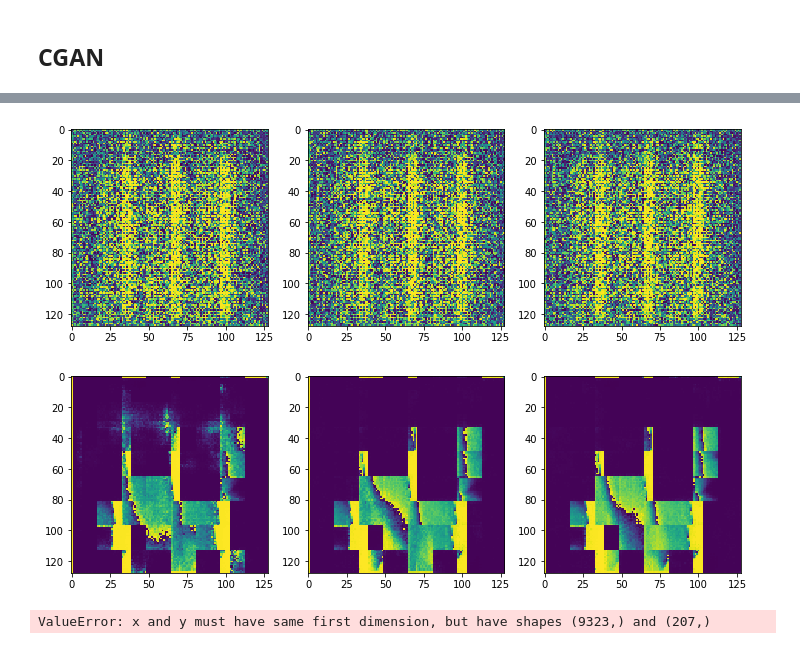
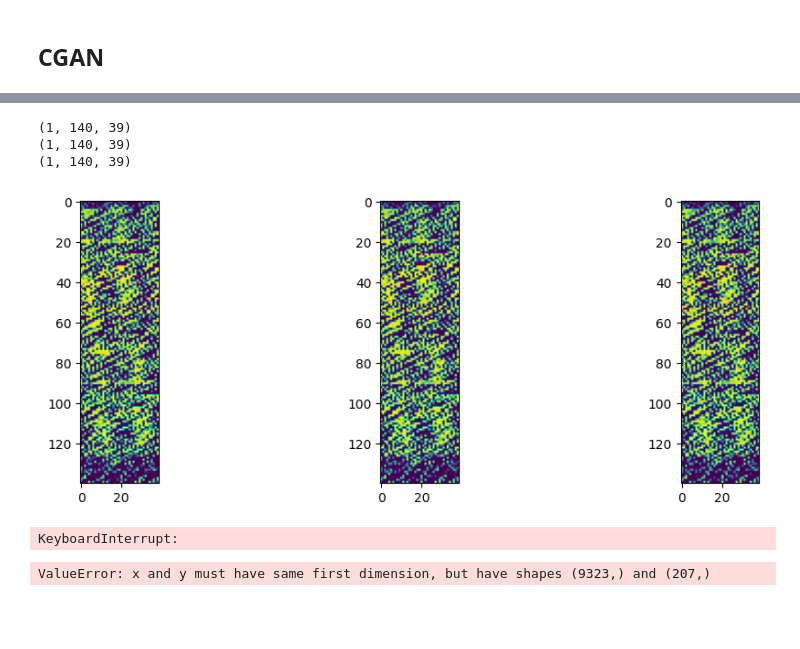
Before and after one commit to JoeyShapiro/blast-furnace-cgan, a Jupyter notebook: cgan.ipynb, the cells around one changed output, grey strips where cells are left out. Cells and saved outputs as stored; diff of their text form; code cells hidden in the pictures; blank space fills up the shorter version.

```diff
--- a/cgan.ipynb
+++ b/cgan.ipynb
@@ -175,8 +195,20 @@ features: {datum[1]}
 # convert data to image plot
 # TODO first pixel is bad
 img = np.array(datum[0])
-img = img.reshape(128, 39)
+img = img.reshape(-1, 128, 128)
+img = Image.fromarray((img * 255).astype(np.uint8)[0])
 plt.imshow(img)
+# img2 = np.array(datum[0])
+# img2 = img2[:-16].reshape(140, 39)
+# plt.imshow(img2)
+
+# downscale to 74x74
+img = F.interpolate(torch.Tensor(img).unsqueeze(0), size=(74, 74), mode='nearest').squeeze(0).reshape(-1).numpy()
+# remove the padding
+img = img[:-16].reshape(-1, 140, 39)
+print(img.shape)
+img = Image.fromarray((img * 255).astype(np.uint8)[0])
+# plt.imshow(img)
 
 # convert features to dataframe
 # TODO not correct, but ai guessed the labels, so its funny
@@ -390,8 +407,9 @@ def training_loop(N_Epochs, G_model, D_model, D_loss_fn, G_opt, D_opt, checkpoin
                 # print(f"skipping batch of size {xb.shape[0]}")
                 continue
 
-            xb = xb.reshape(batch_size, 128, width)
-            xb = F.pad(xb, (0, 128-width, 0, 0), value=-1) # TODO set to min
+            # xb = xb.reshape(batch_size, 128, width)
+            # xb = F.pad(xb, (0, 128-width, 0, 0), value=-1) # TODO set to min
+            xb = xb.reshape(batch_size, 128, 128)
             xb = torch.unsqueeze(xb, dim=1)
             # pad the image to 140x140
             # convert nb [batch, 384] to [batch, -1, 32, channels]
@@ -408,9 +426,7 @@ def training_loop(N_Epochs, G_model, D_model, D_loss_fn, G_opt, D_opt, checkpoin
             for _ in range(5):
                 noise = torch.cat( (random_G_batch_vector_input(), yb) , dim=1)
                 fake = G_model( noise )#.detach()
-
                 real_pred = D_model( real  ).reshape(-1)
-
                 inputs = torch.cat( (fake, yb_certainty) , dim=3)
                 fake_pred = D_model(  inputs  ).reshape(-1)
 
@@ -464,6 +480,10 @@ def training_loop(N_Epochs, G_model, D_model, D_loss_fn, G_opt, D_opt, checkpoin
                 elif channels == 1:
                     mode = 'L'
 
+                # downscale to 74x74
+                img = F.interpolate(torch.Tensor(img).unsqueeze(0), size=(74, 74), mode='nearest').squeeze(0).reshape(-1).numpy()
+                # remove the padding
+                img = img[:-16].reshape(-1, 140, 39)
                 img = Image.fromarray((img * 255).astype(np.uint8)[0], mode=mode)
                 # display the image
                 axarr[i].imshow(img)
@@ -534,39 +574,41 @@ class Critic(nn.Module):
 # %%
-G_model     =  basic_generator(128, in_sz=100+11, n_channels=channels, n_extra_layers=1)# Generator_Net()
-# print(G_model)
+G_model     =  basic_generator(74, in_sz=100+11, n_channels=channels, n_extra_layers=1)# Generator_Net()
 # G_model     = Generator_DL_Net()
 
 # D_model     =    basic_critic(
 #                     pixels,
 #                     n_channels=channels,
 #                     n_extra_layers=1,
 #                     act_cls=partial(  nn.LeakyReLU, negative_slope=0.2)
 # )#
 
-D_model     = Critic(channels_img=channels, features_d=128)
+D_model     = Critic(channels_img=channels, features_d=74)
 
 # D_model = CriticNet()
 
 ## D_loss_fn   = nn.CrossEntropyLoss( )
 ## D_loss_fn   = F.mse_loss
 
 D_loss_fn = wasserstein_loss
 # use a loss function that supports values between -1 and 1
 # D_loss_fn = nn.BCEWithLogitsLoss()
 
 G_opt       = torch.optim.Adam( G_model.parameters(), lr=learning_rate, betas=(0.0, 0.9) )
 D_opt       = torch.optim.Adam( D_model.parameters(), lr=learning_rate, betas=(0.0, 0.9) )
 
 # move everything to device
 G_model.to(device)
 D_model.to(device)
 # D_loss_fn.to(device)
 
 training_loop(  N_Epochs, G_model, D_model, D_loss_fn, G_opt, D_opt,
     checkpoint='checkpoint', save_interval=100, stop_after=datetime.timedelta(hours=3, minutes=30)   )
 # %% [output]
+(1, 140, 39)
+(1, 140, 39)
+(1, 140, 39)
-[figure, old version]
+[figure, new version]
-[figure, removed]
+KeyboardInterrupt:
 # %%
 plot_GAN_losses(list_losses_critic, list_losses_generator)
 # %% [output]
```
Also changed, not shown: parts of 10 cells of this notebook, 2 other files.
